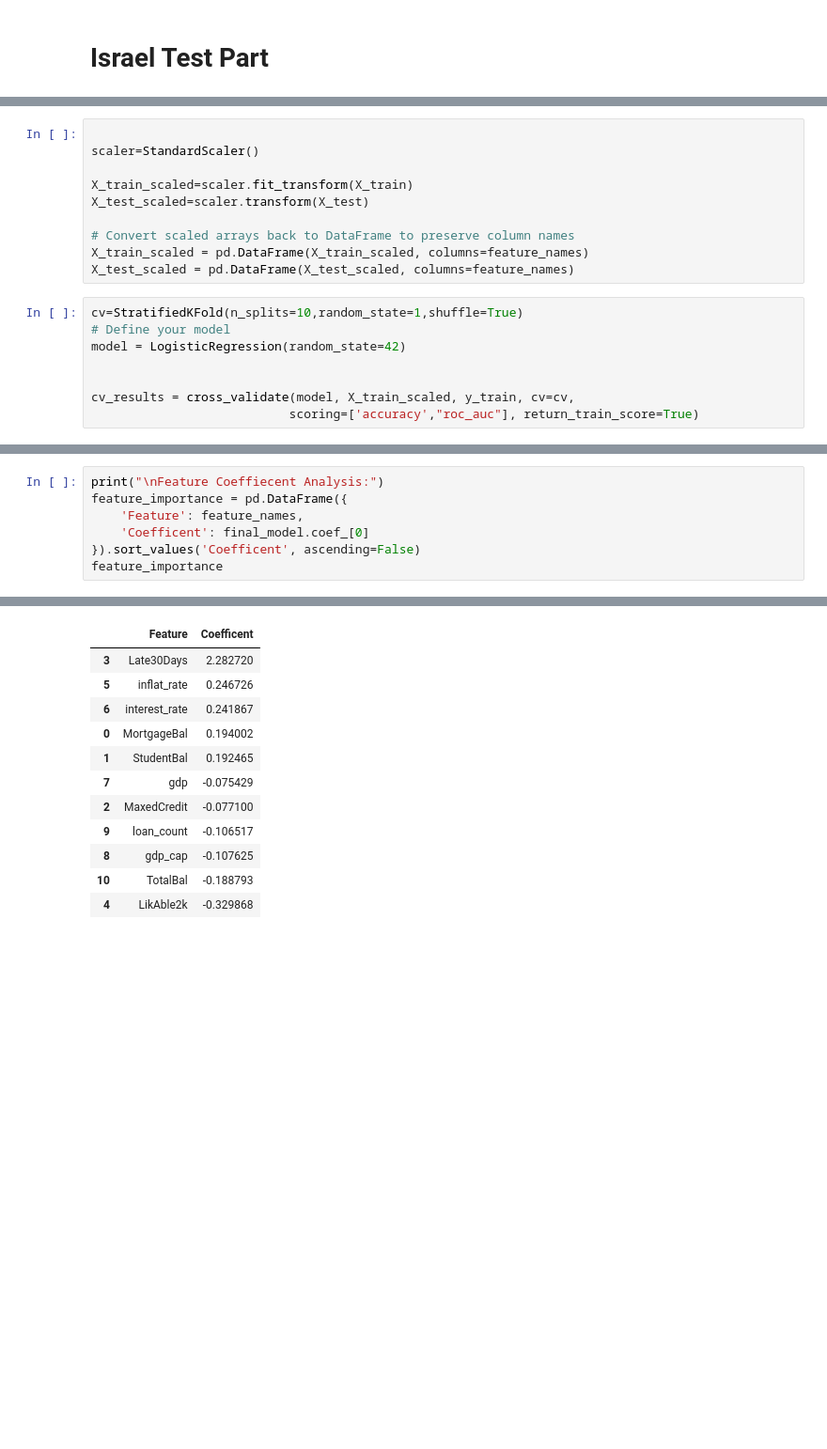
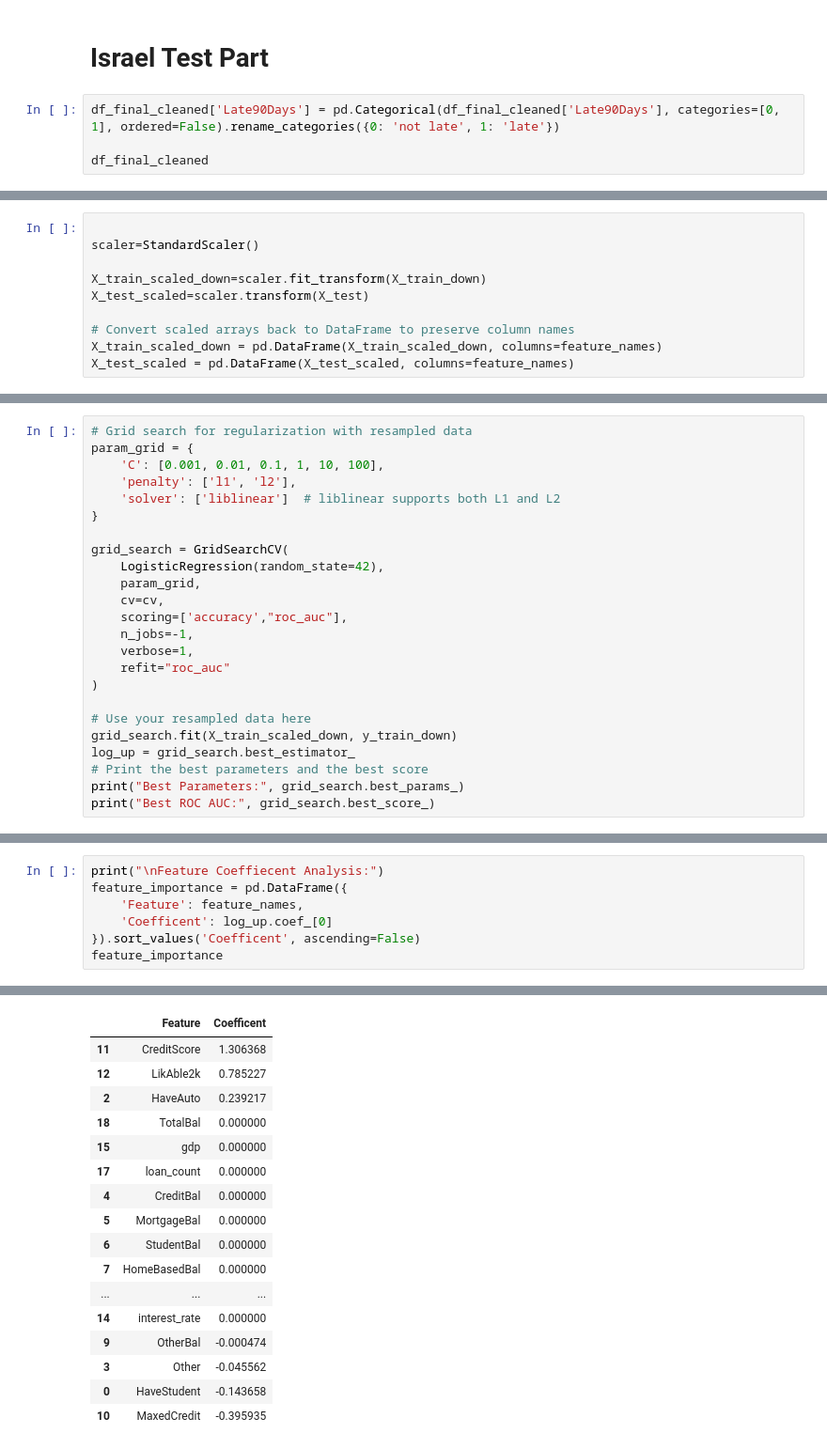
Before and after one commit to yzhao2433/LoanDelinquencyProject, a Jupyter notebook: data_prepartion.ipynb, the cells around one changed output, grey strips where cells are left out. Shown at 94% size. Saved outputs shown, nothing was run; the diff lists cells and outputs as text; blank space fills up the shorter version.

```diff
--- a/data_prepartion.ipynb
+++ b/data_prepartion.ipynb
@@ -505,3 +534,7 @@ print (recall_score(y_test, predictions_test))
 0.4161073825503356
 # %% [markdown]
 # Israel Test Part
+# %%
+df_final_cleaned['Late90Days'] = pd.Categorical(df_final_cleaned['Late90Days'], categories=[0, 1], ordered=False).rename_categories({0: 'not late', 1: 'late'})
+
+df_final_cleaned
@@ -524,17 +577,9 @@ feature_names = X.columns.tolist()
 
 scaler=StandardScaler()
 
-X_train_scaled=scaler.fit_transform(X_train)
+X_train_scaled_down=scaler.fit_transform(X_train_down)
 X_test_scaled=scaler.transform(X_test)
 
 # Convert scaled arrays back to DataFrame to preserve column names
-X_train_scaled = pd.DataFrame(X_train_scaled, columns=feature_names)
+X_train_scaled_down = pd.DataFrame(X_train_scaled_down, columns=feature_names)
 X_test_scaled = pd.DataFrame(X_test_scaled, columns=feature_names)
-# %%
-cv=StratifiedKFold(n_splits=10,random_state=1,shuffle=True)
-# Define your model
-model = LogisticRegression(random_state=42)
-
-
-cv_results = cross_validate(model, X_train_scaled, y_train, cv=cv,
-                           scoring=['accuracy',"roc_auc"], return_train_score=True)
@@ -556,0 +586,24 @@ final_model=model.fit(X_train_scaled,y_train)
+# %%
+# Grid search for regularization with resampled data
+param_grid = {
+    'C': [0.001, 0.01, 0.1, 1, 10, 100],
+    'penalty': ['l1', 'l2'],
+    'solver': ['liblinear']  # liblinear supports both L1 and L2
+}
+
+grid_search = GridSearchCV(
+    LogisticRegression(random_state=42),
+    param_grid,
+    cv=cv,
+    scoring=['accuracy',"roc_auc"],
+    n_jobs=-1,
+    verbose=1,
+    refit="roc_auc"
+)
+
+# Use your resampled data here
+grid_search.fit(X_train_scaled_down, y_train_down)
+log_up = grid_search.best_estimator_
+# Print the best parameters and the best score
+print("Best Parameters:", grid_search.best_params_)
+print("Best ROC AUC:", grid_search.best_score_)
@@ -557,23 +614,28 @@ final_model=model.fit(X_train_scaled,y_train)
 # %%
 print("\nFeature Coeffiecent Analysis:")
 feature_importance = pd.DataFrame({
     'Feature': feature_names,
-    'Coefficent': final_model.coef_[0]
+    'Coefficent': log_up.coef_[0]
 }).sort_values('Coefficent', ascending=False)
 feature_importance
 # %% [output]
 Feature Coeffiecent Analysis:
 |  | Feature | Coefficent |
-| 3 | Late30Days | 2.282720 |
-| 5 | inflat_rate | 0.246726 |
-| 6 | interest_rate | 0.241867 |
-| 0 | MortgageBal | 0.194002 |
-| 1 | StudentBal | 0.192465 |
-| 7 | gdp | -0.075429 |
-| 2 | MaxedCredit | -0.077100 |
-| 9 | loan_count | -0.106517 |
-| 8 | gdp_cap | -0.107625 |
-| 10 | TotalBal | -0.188793 |
-| 4 | LikAble2k | -0.329868 |
+| 11 | CreditScore | 1.306368 |
+| 12 | LikAble2k | 0.785227 |
+| 2 | HaveAuto | 0.239217 |
+| 18 | TotalBal | 0.000000 |
+| 15 | gdp | 0.000000 |
+| 17 | loan_count | 0.000000 |
+| 4 | CreditBal | 0.000000 |
+| 5 | MortgageBal | 0.000000 |
+| 6 | StudentBal | 0.000000 |
+| 7 | HomeBasedBal | 0.000000 |
+| ... | ... | ... |
+| 14 | interest_rate | 0.000000 |
+| 9 | OtherBal | -0.000474 |
+| 3 | Other | -0.045562 |
+| 0 | HaveStudent | -0.143658 |
+| 10 | MaxedCredit | -0.395935 |
 # %%
 plt.figure(figsize=(10, 6))
```
Also changed, not shown: parts of 24 cells of this notebook.
